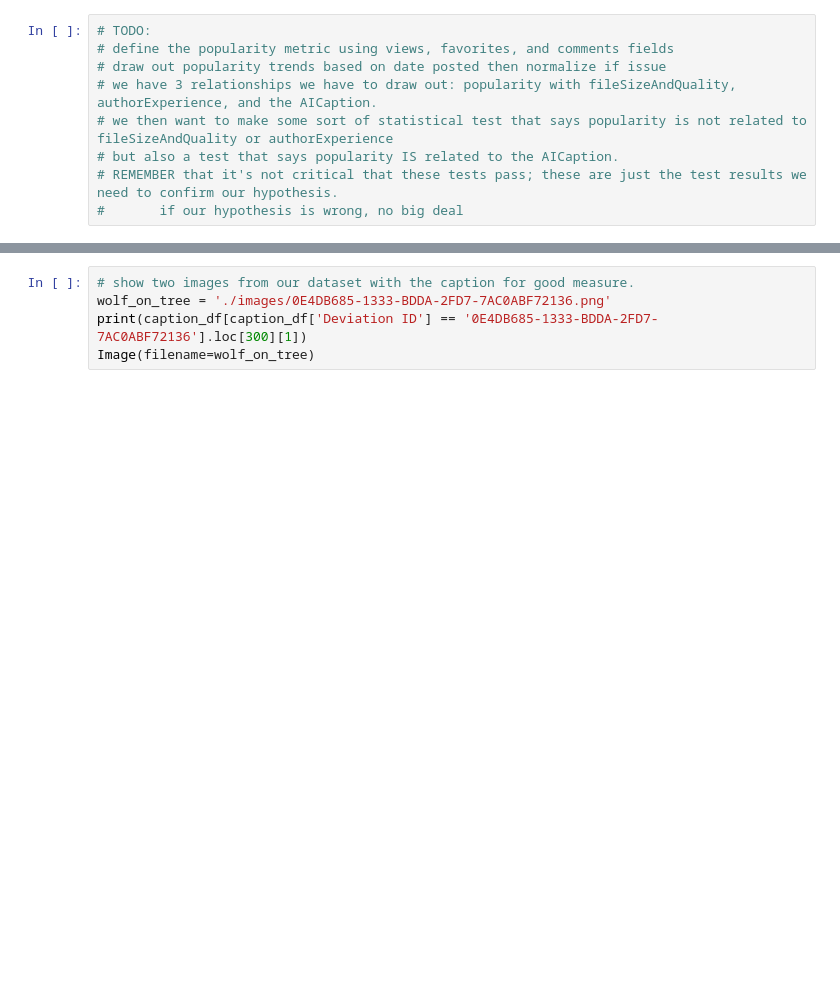
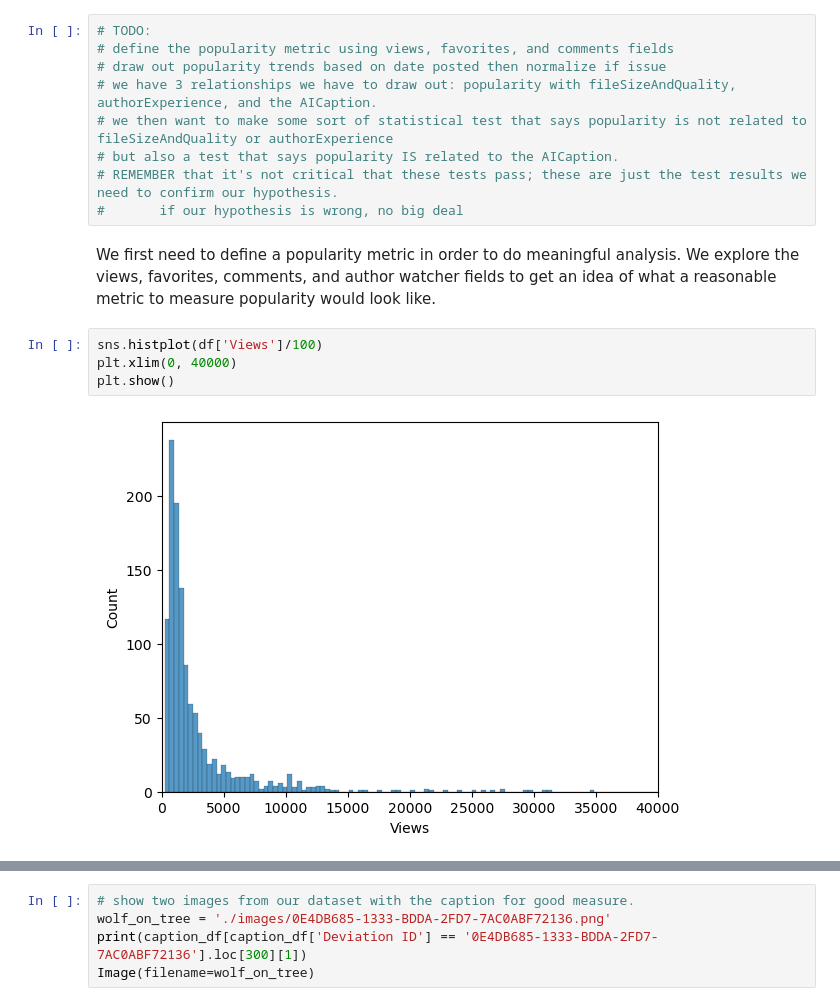
Before and after one commit to nuageux/Caption-to-Popularity, a Jupyter notebook: EDACheckpoint_group3.ipynb, the cells around one changed output, grey strips where cells are left out. Drawn from its saved outputs; the diff is of its cells as text; blank space fills up the shorter version.

```diff
--- a/EDACheckpoint_group3.ipynb
+++ b/EDACheckpoint_group3.ipynb
@@ -156,3 +164,11 @@ df['Caption'][0]
 # but also a test that says popularity IS related to the AICaption.
 # REMEMBER that it's not critical that these tests pass; these are just the test results we need to confirm our hypothesis.
 #       if our hypothesis is wrong, no big deal
+# %% [markdown]
+We first need to define a popularity metric in order to do meaningful analysis. We explore the views, favorites, comments, and author watcher fields to get an idea of what a reasonable metric to measure popularity would look like.
+# %%
+sns.histplot(df['Views']/100)
+plt.xlim(0, 40000)
+plt.show()
+# %% [output]
+[figure, added]
```
Also changed, not shown: parts of 14 cells of this notebook.
